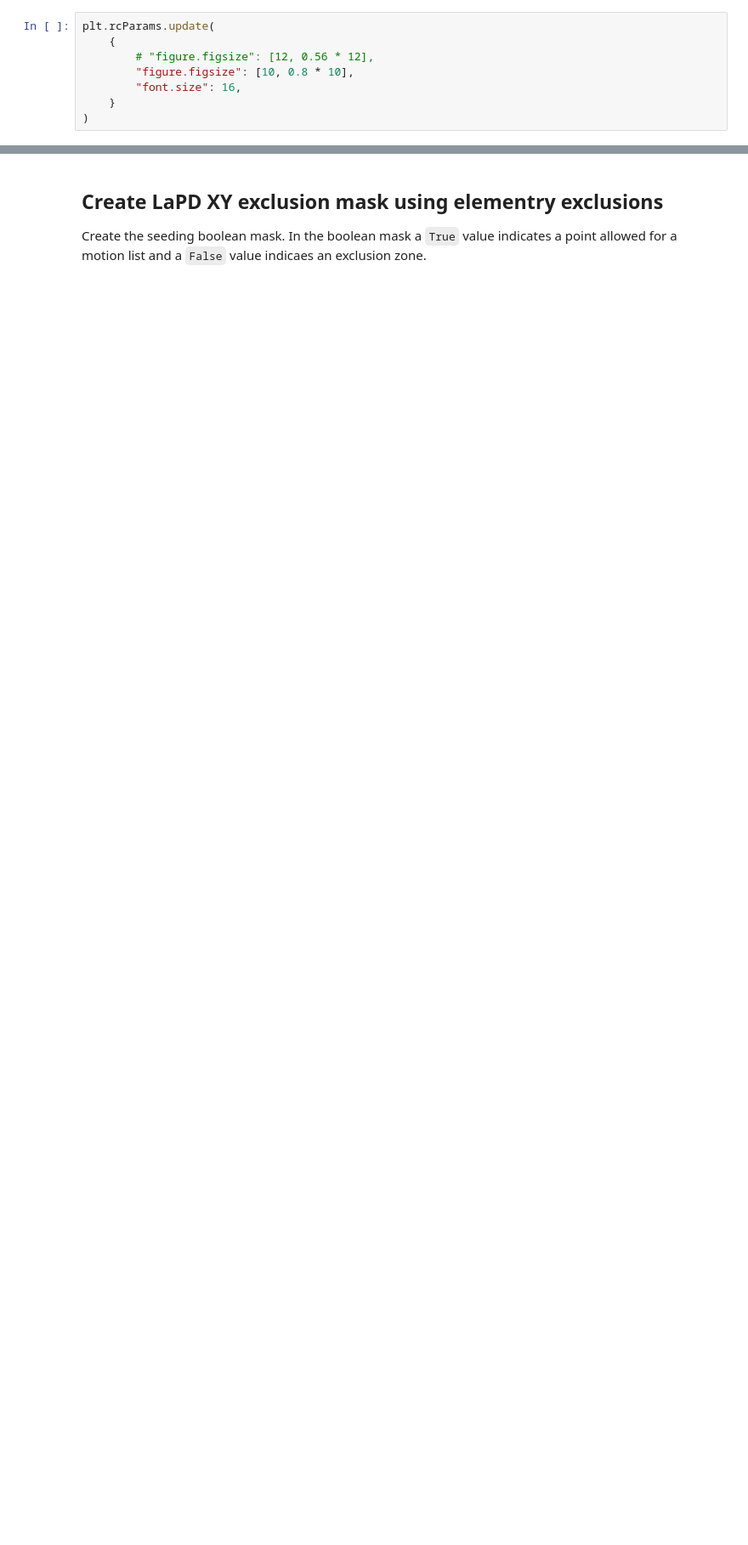
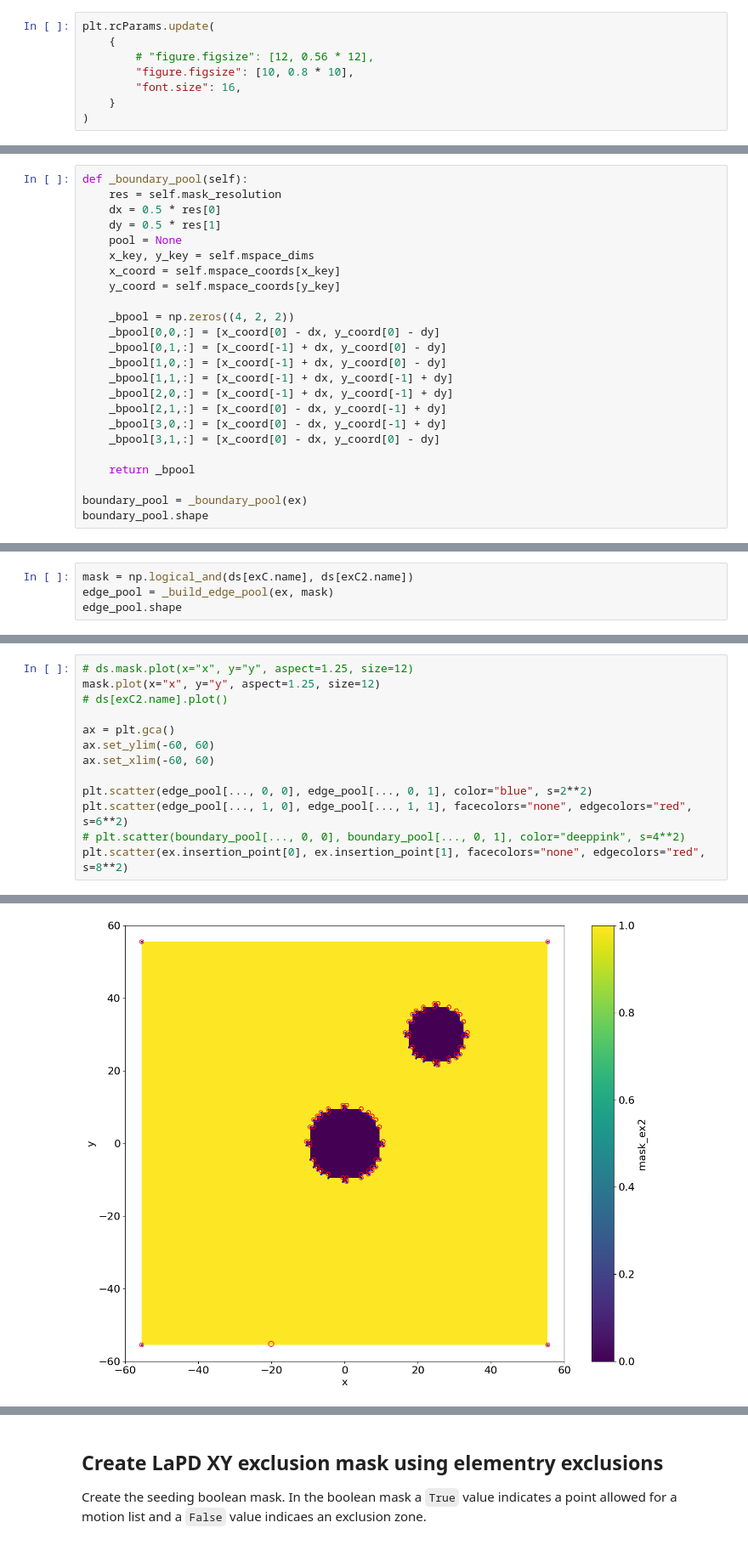
Before and after one commit to BaPSF/bapsf_motion, a Jupyter notebook: docs/notebooks/prototypes/LaPDXYExclusion_shadowing.ipynb, the cells around one changed output, grey strips where cells are left out. Shown at 85% size. Saved outputs shown, nothing was run; the diff lists cells and outputs as text; blank space fills up the shorter version.

```diff
--- a/docs/notebooks/prototypes/LaPDXYExclusion_shadowing.ipynb
+++ b/docs/notebooks/prototypes/LaPDXYExclusion_shadowing.ipynb
@@ -28,0 +98,24 @@ plt.rcParams.update(
+# %%
+def _boundary_pool(self):
+    res = self.mask_resolution
+    dx = 0.5 * res[0]
+    dy = 0.5 * res[1]
+    pool = None
+    x_key, y_key = self.mspace_dims
+    x_coord = self.mspace_coords[x_key]
+    y_coord = self.mspace_coords[y_key]
+
+    _bpool = np.zeros((4, 2, 2))
+    _bpool[0,0,:] = [x_coord[0] - dx, y_coord[0] - dy]
+    _bpool[0,1,:] = [x_coord[-1] + dx, y_coord[0] - dy]
+    _bpool[1,0,:] = [x_coord[-1] + dx, y_coord[0] - dy]
+    _bpool[1,1,:] = [x_coord[-1] + dx, y_coord[-1] + dy]
+    _bpool[2,0,:] = [x_coord[-1] + dx, y_coord[-1] + dy]
+    _bpool[2,1,:] = [x_coord[0] - dx, y_coord[-1] + dy]
+    _bpool[3,0,:] = [x_coord[0] - dx, y_coord[-1] + dy]
+    _bpool[3,1,:] = [x_coord[0] - dx, y_coord[0] - dy]
+
+    return _bpool
+
+boundary_pool = _boundary_pool(ex)
+boundary_pool.shape
@@ -28,0 +339,4 @@ plt.rcParams.update(
+# %%
+mask = np.logical_and(ds[exC.name], ds[exC2.name])
+edge_pool = _build_edge_pool(ex, mask)
+edge_pool.shape
@@ -28,0 +359,14 @@ plt.rcParams.update(
+# %%
+# ds.mask.plot(x="x", y="y", aspect=1.25, size=12)
+mask.plot(x="x", y="y", aspect=1.25, size=12)
+# ds[exC2.name].plot()
+
+ax = plt.gca()
+ax.set_ylim(-60, 60)
+ax.set_xlim(-60, 60)
+
+plt.scatter(edge_pool[..., 0, 0], edge_pool[..., 0, 1], color="blue", s=2**2)
+plt.scatter(edge_pool[..., 1, 0], edge_pool[..., 1, 1], facecolors="none", edgecolors="red", s=6**2)
+# plt.scatter(boundary_pool[..., 0, 0], boundary_pool[..., 0, 1], color="deeppink", s=4**2)
+plt.scatter(ex.insertion_point[0], ex.insertion_point[1], facecolors="none", edgecolors="red", s=8**2)
+# %% [output]
@@ -28,0 +374 @@ plt.rcParams.update(
+[figure, added]
```
Also changed, not shown: parts of 38 cells of this notebook.
